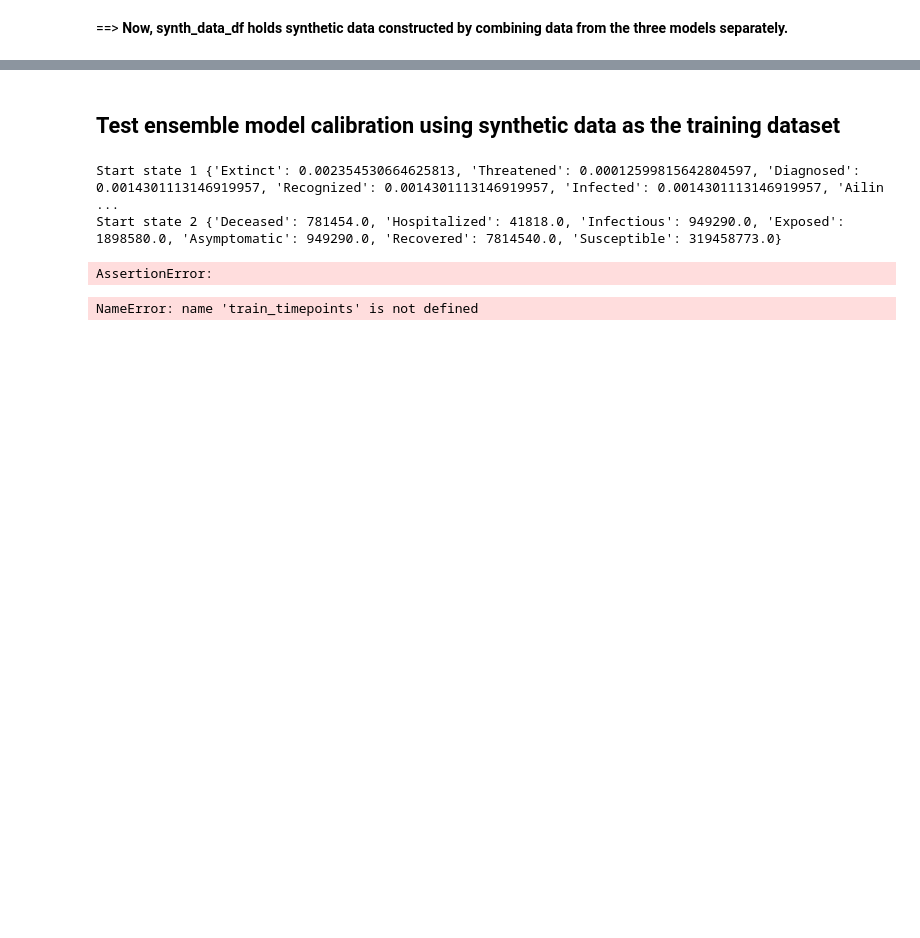
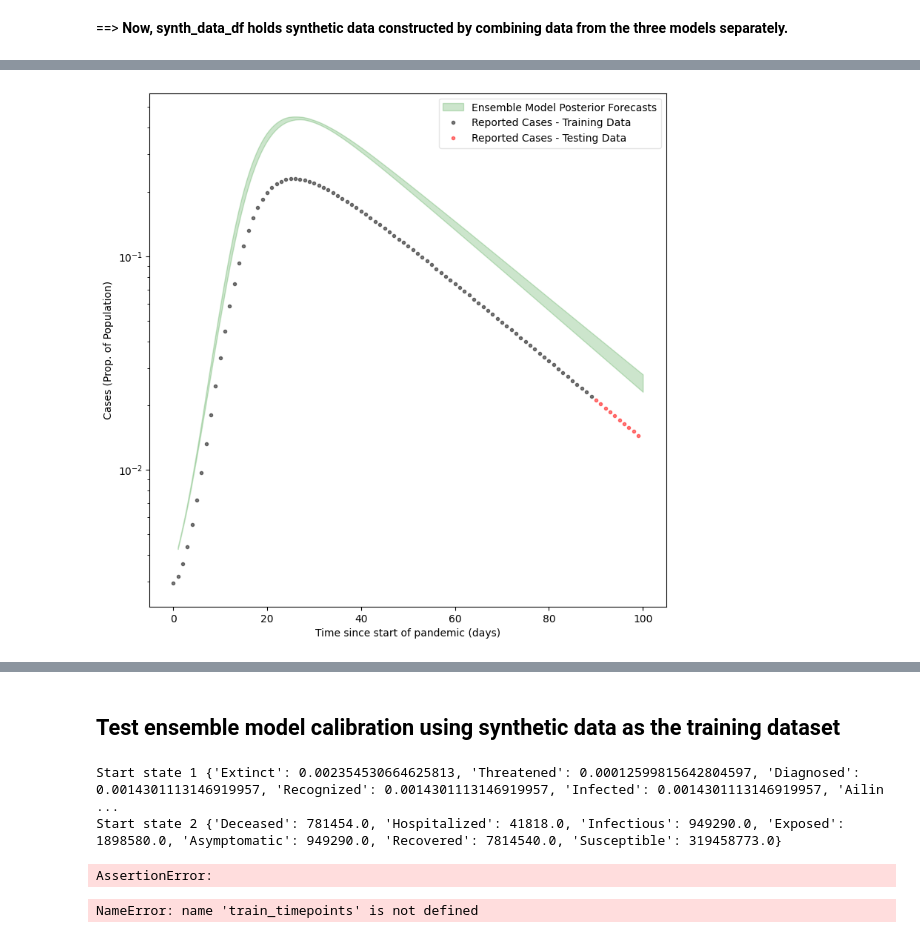
Before and after one commit to ciemss/pyciemss, a Jupyter notebook: notebook/april_ensemble/syndata_generate_and_test.ipynb, the cells around one changed output, grey strips where cells are left out. Saved outputs shown, nothing was run; the diff lists cells and outputs as text; code cells hidden in the pictures; blank space fills up the shorter version.

```diff
--- a/notebook/april_ensemble/syndata_generate_and_test.ipynb
+++ b/notebook/april_ensemble/syndata_generate_and_test.ipynb
@@ -1076,0 +1138,2 @@ ax = plot_observations(synth_data_df['case_census'], t_points[keep_idx], ax=ax,
+# %%
+train_data, train_cases, train_timepoints, test_cases, test_timepoints, all_timepoints = get_train_test_data(synth_data_df, train_start_date, test_start_date, test_end_date)
@@ -1076,0 +1167,12 @@ ax = plot_observations(synth_data_df['case_census'], t_points[keep_idx], ax=ax,
+# %%
+num_iterations = 100
+num_samples = 100
+# %%
+import pyro
+
+ensemble1 = setup_model([model1], weights=[1.0], start_time=-1, start_states=[start_state1], solution_mappings=[solution_mapping1])
+
+autoguide = pyro.infer.autoguide.AutoDiagonalNormal
+inferred_parameters1 = calibrate(ensemble1, train_data, num_iterations=num_iterations, verbose=True, verbose_every=10, autoguide=autoguide)
+
+ensemble_posterior_forecasts = sample(ensemble1, t_points, num_samples, inferred_parameters1)
@@ -1076,0 +1190,6 @@ ax = plot_observations(synth_data_df['case_census'], t_points[keep_idx], ax=ax,
+# %%
+ax = plot_predictive(ensemble_posterior_forecasts, t_points, ax=setup_ax(), color="green", label="Ensemble Model Posterior Forecasts")
+ax = plot_observations(train_cases, train_timepoints, ax=ax, color="black", label="Reported Cases - Training Data")
+ax = plot_observations(test_cases, test_timepoints, ax=ax, color="red", label="Reported Cases - Testing Data")
+# %% [output]
+[figure, added]
```
Also changed, not shown: parts of 26 cells of this notebook, 1 other file.
